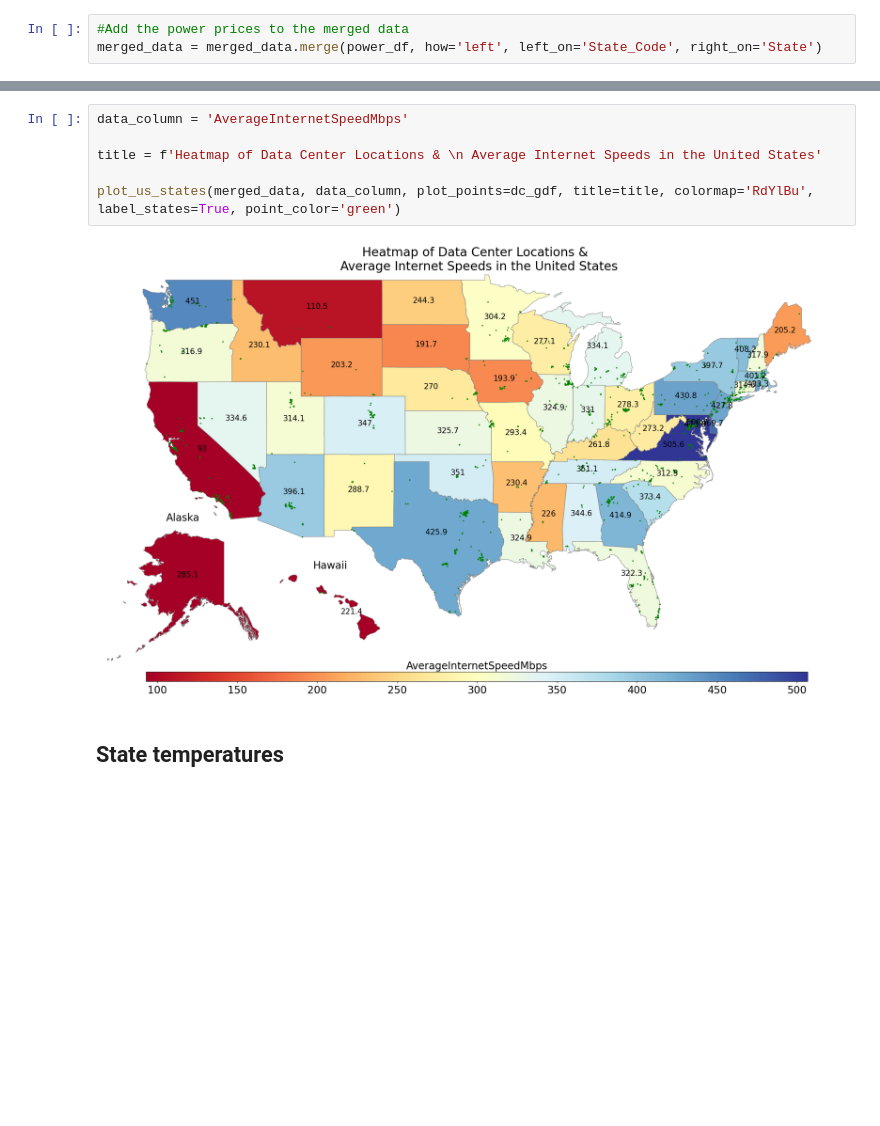
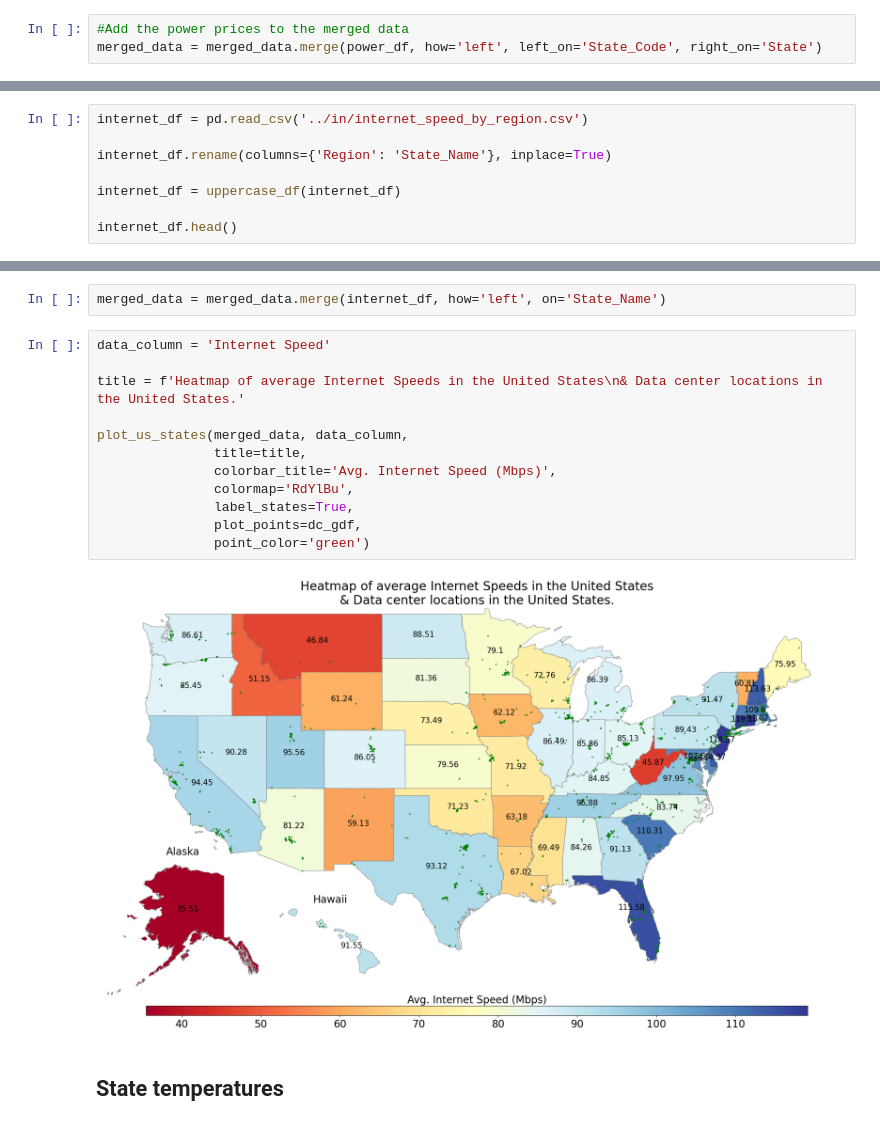
Before and after one commit to trinerye/spatial_exam, a Jupyter notebook: src/maps.ipynb, the cells around one changed output, grey strips where cells are left out. Saved outputs shown, nothing was run; the diff lists cells and outputs as text; blank space fills up the shorter version.

```diff
--- a/src/maps.ipynb
+++ b/src/maps.ipynb
@@ -193,0 +203,8 @@ merged_data
+# %%
+internet_df = pd.read_csv('../in/internet_speed_by_region.csv')
+
+internet_df.rename(columns={'Region': 'State_Name'}, inplace=True)
+
+internet_df = uppercase_df(internet_df)
+
+internet_df.head()
@@ -194,11 +218,19 @@ merged_data
+# %%
+merged_data = merged_data.merge(internet_df, how='left', on='State_Name')
 # %%
-data_column = 'AverageInternetSpeedMbps'
+data_column = 'Internet Speed'
 
-title = f'Heatmap of Data Center Locations & \n Average Internet Speeds in the United States'
+title = f'Heatmap of average Internet Speeds in the United States\n& Data center locations in the United States.'
 
-plot_us_states(merged_data, data_column, plot_points=dc_gdf, title=title, colormap='RdYlBu', label_states=True, point_color='green')
+plot_us_states(merged_data, data_column,
+               title=title,
+               colorbar_title='Avg. Internet Speed (Mbps)',
+               colormap='RdYlBu',
+               label_states=True,
+               plot_points=dc_gdf,
+               point_color='green')
 # %% [output]
-[figure, old version]
+[figure, new version]
 # %% [markdown]
 ## State temperatures
 # %% [markdown]
```
Also changed, not shown: parts of 32 cells of this notebook.
